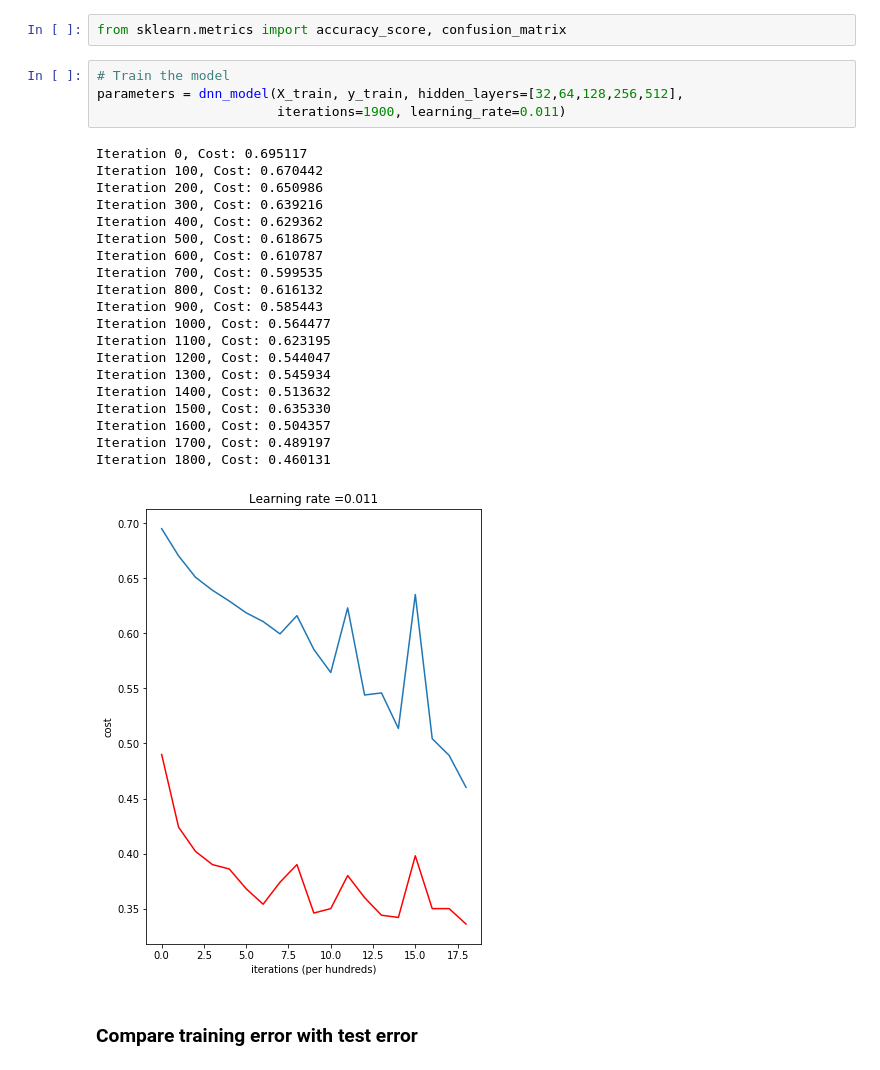
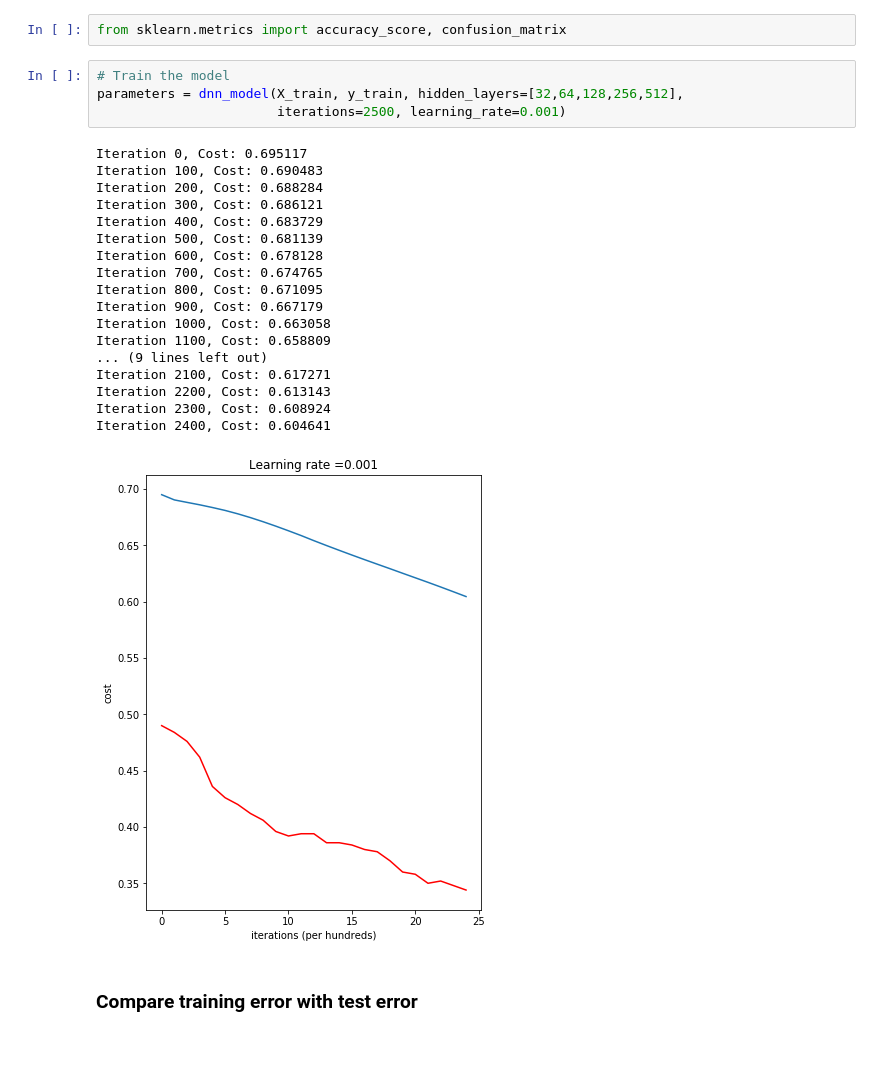
Before and after one commit to ReiCHU31/Deep-Neural-Network-from-scratch-on-Image-Classification, a Jupyter notebook: Deep Neural Network from scratch on Image Classification - Dogs or Cats?.ipynb, the cells around one changed output. Drawn from its saved outputs; the diff is of its cells as text.

```diff
--- a/Deep Neural Network from scratch on Image Classification - Dogs or Cats?.ipynb
+++ b/Deep Neural Network from scratch on Image Classification - Dogs or Cats?.ipynb
@@ -358,28 +358,26 @@ from sklearn.metrics import accuracy_score, confusion_matrix
 # %%
 # Train the model
 parameters = dnn_model(X_train, y_train, hidden_layers=[32,64,128,256,512],
-                       iterations=1900, learning_rate=0.011)
+                       iterations=2500, learning_rate=0.001)
 # %% [output]
 Iteration 0, Cost: 0.695117
-Iteration 100, Cost: 0.670442
-Iteration 200, Cost: 0.650986
-Iteration 300, Cost: 0.639216
-Iteration 400, Cost: 0.629362
-Iteration 500, Cost: 0.618675
-Iteration 600, Cost: 0.610787
-Iteration 700, Cost: 0.599535
-Iteration 800, Cost: 0.616132
-Iteration 900, Cost: 0.585443
-Iteration 1000, Cost: 0.564477
-Iteration 1100, Cost: 0.623195
-Iteration 1200, Cost: 0.544047
-Iteration 1300, Cost: 0.545934
-Iteration 1400, Cost: 0.513632
-Iteration 1500, Cost: 0.635330
-Iteration 1600, Cost: 0.504357
-Iteration 1700, Cost: 0.489197
-Iteration 1800, Cost: 0.460131
+Iteration 100, Cost: 0.690483
+Iteration 200, Cost: 0.688284
+Iteration 300, Cost: 0.686121
+Iteration 400, Cost: 0.683729
+Iteration 500, Cost: 0.681139
+Iteration 600, Cost: 0.678128
+Iteration 700, Cost: 0.674765
+Iteration 800, Cost: 0.671095
+Iteration 900, Cost: 0.667179
+Iteration 1000, Cost: 0.663058
+Iteration 1100, Cost: 0.658809
+... (9 lines left out)
+Iteration 2100, Cost: 0.617271
+Iteration 2200, Cost: 0.613143
+Iteration 2300, Cost: 0.608924
+Iteration 2400, Cost: 0.604641
-[figure, old version]
+[figure, new version]
 # %% [markdown]
 ### Compare training error with test error
 # %%
```
Also changed, not shown: parts of 4 cells of this notebook.
